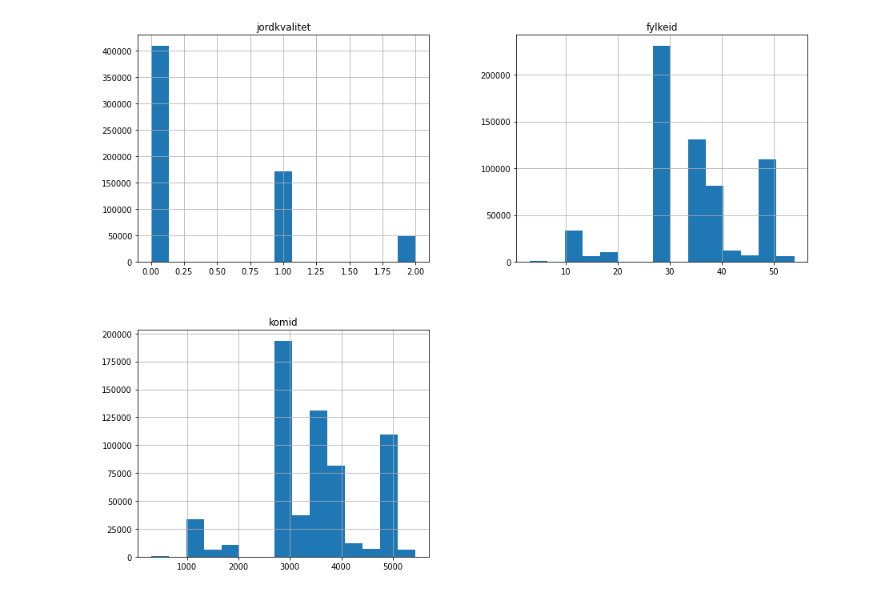
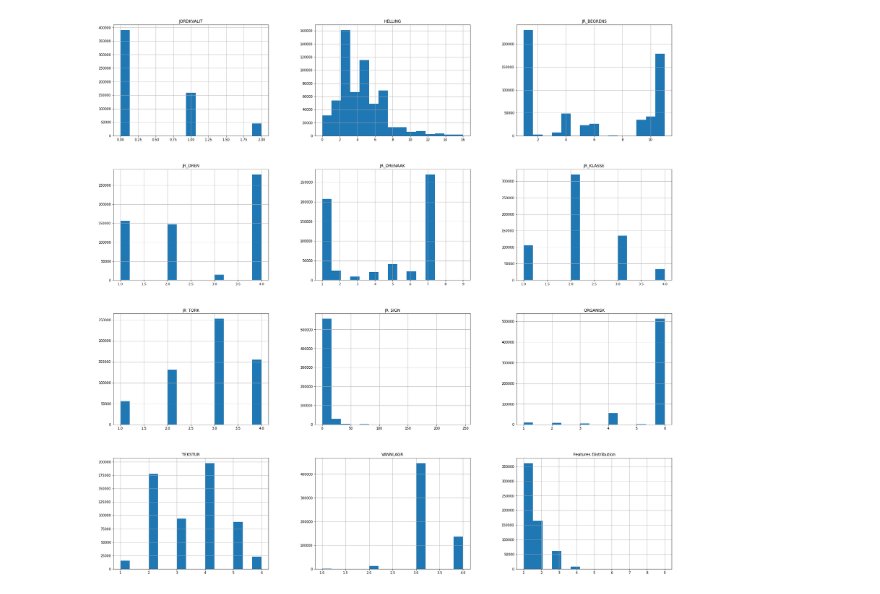
Before and after one commit to Ilumenar/kornmo-master-thesis, a Jupyter notebook: notebooks/soil_qual_classification.ipynb, the cells around one changed output. Cells and saved outputs as stored; diff of their text form; code cells hidden in the pictures.

Commit message:
Changed the dataset used in the ML model to the jordsmonn dataset, and tuned some parameters. Started working on extracting the fields for each farm

```diff
--- a/notebooks/soil_qual_classification.ipynb
+++ b/notebooks/soil_qual_classification.ipynb
@@ -13,10 +13,18 @@ sys.path.insert(0, os.path.abspath('../src'))
 %load_ext autoreload
 %autoreload 2
 # %%
-soilqdf = pd.read_csv('E:/Universitetet i Agder/Mikkel Andreas Kvande - kornmo-data-files/raw-data/soil-data/soilquality_refined.csv')
+soilqdf = pd.read_csv('E:/Universitetet i Agder/Mikkel Andreas Kvande - kornmo-data-files/raw-data/soil-data/jordsmonn.csv', dtype=str)
+#Columns to consider: JR SIGN, JR_DRIFT (0.9), JR_KLASSE (0.75)
+columns_to_keep = ['JORDKVALIT', 'HELLING', 'JR_BEGRENS', 'JR_DREN', 'JR_DRENAAK', 'JR_KLASSE', 'JR_TORK', 'JR_SIGN', 'ORGANISK', 'TEKSTUR', 'VANNLAGR', 'EROSJ_FLATE']
+soilqdf = soilqdf.filter(columns_to_keep)
+soilqdf = soilqdf.dropna()
 
-columns_to_drop = ['Unnamed: 0', 'kartleggingsmetode', 'verifiseringsdato', 'malemetode', 'noyaktighet']
-soilqdf.drop(columns_to_drop, axis=1, inplace=True)
-#soilqdf = soilqdf[soilqdf['jordkvalitet'] == 2]
+
+
+
+#soilqdf = pd.read_csv('E:/Universitetet i Agder/Mikkel Andreas Kvande - kornmo-data-files/raw-data/soil-data/soilquality_refined.csv')
+#columns_to_drop = ['Unnamed: 0', 'kartleggingsmetode', 'verifiseringsdato', 'malemetode', 'noyaktighet']
+#soilqdf.drop(columns_to_drop, axis=1, inplace=True)
+
 soilqdf.head()
 # %% [output]
@@ -51,0 +41,9 @@ Name: jordkvalitet, Length: 628884, dtype: int64
+# %%
+soilqdf['JR_SIGN'] = soilqdf['JR_SIGN'].apply(lambda x: x[1:])
+
+one_hot_encode('JORDKVALIT')
+one_hot_encode('JR_SIGN')
+
+soilqdf = soilqdf.astype(float)
+
+print(soilqdf['JR_SIGN'])
@@ -52,9 +86,9 @@ Name: jordkvalitet, Length: 628884, dtype: int64
 # %%
-soilqdf.hist(figsize=(15,12),bins = 15)
+soilqdf.hist(figsize=(30, 30),bins = 15)
 plt.title("Features Distribution")
 plt.show()
 # %% [output]
-[figure, old version]
+[figure, new version]
 # %%
 from sklearn.model_selection import train_test_split
 import tensorflow as tf
```
Also changed, not shown: parts of 12 cells of this notebook, 8 other files.
